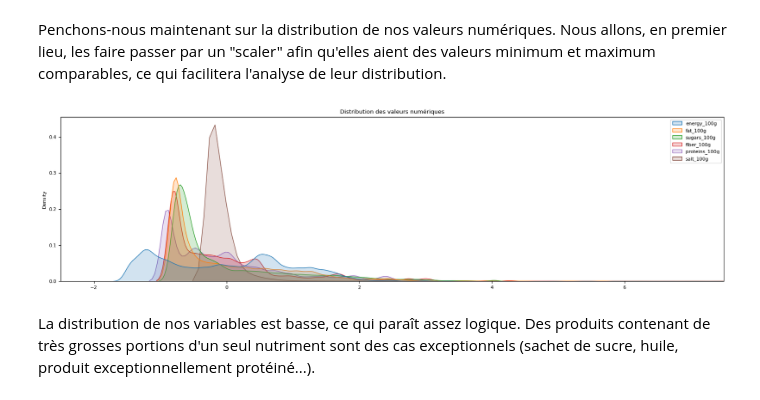
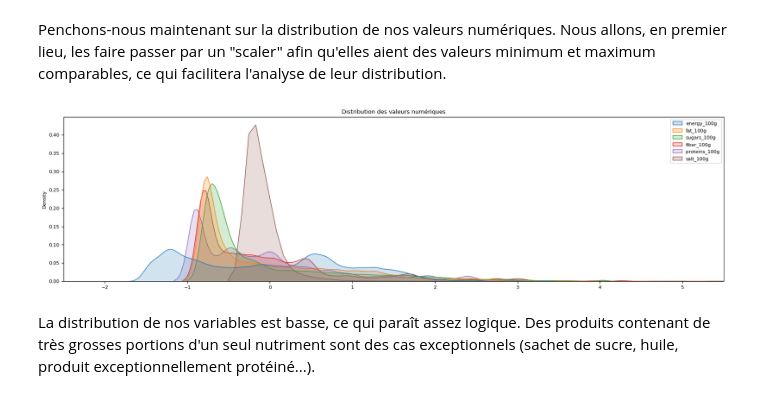
Before and after one commit to tdechanet/IAEngP3, a Jupyter notebook: analyze.ipynb, the cells around one changed output. Drawn from its saved outputs; the diff is of its cells as text; code cells hidden in the pictures.

```diff
--- a/analyze.ipynb
+++ b/analyze.ipynb
@@ -311,13 +311,13 @@ scaled_df = pd.DataFrame(scaled_df, columns=df.columns)
 # %%
 fig, ax = plt.subplots(figsize=(20,5))
 
 sns.kdeplot(data=scaled_df[nutritive_values], fill=True, alpha=.2)
 ax.set_title("Distribution des valeurs numériques")
-ax.set_xlim(-2.5, 7.5)
+ax.set_xlim(-2.5, 5.5)
 
 plt.show()
 # %% [output]
-[figure, old version]
+[figure, new version]
 # %% [markdown]
 La distribution de nos variables est basse, ce qui paraît assez logique. Des produits contenant de très grosses portions d'un seul nutriment sont des cas exceptionnels (sachet de sucre, huile, produit exceptionnellement protéiné...).
 # %% [markdown]
```
Also changed, not shown: parts of 8 cells of this notebook.
